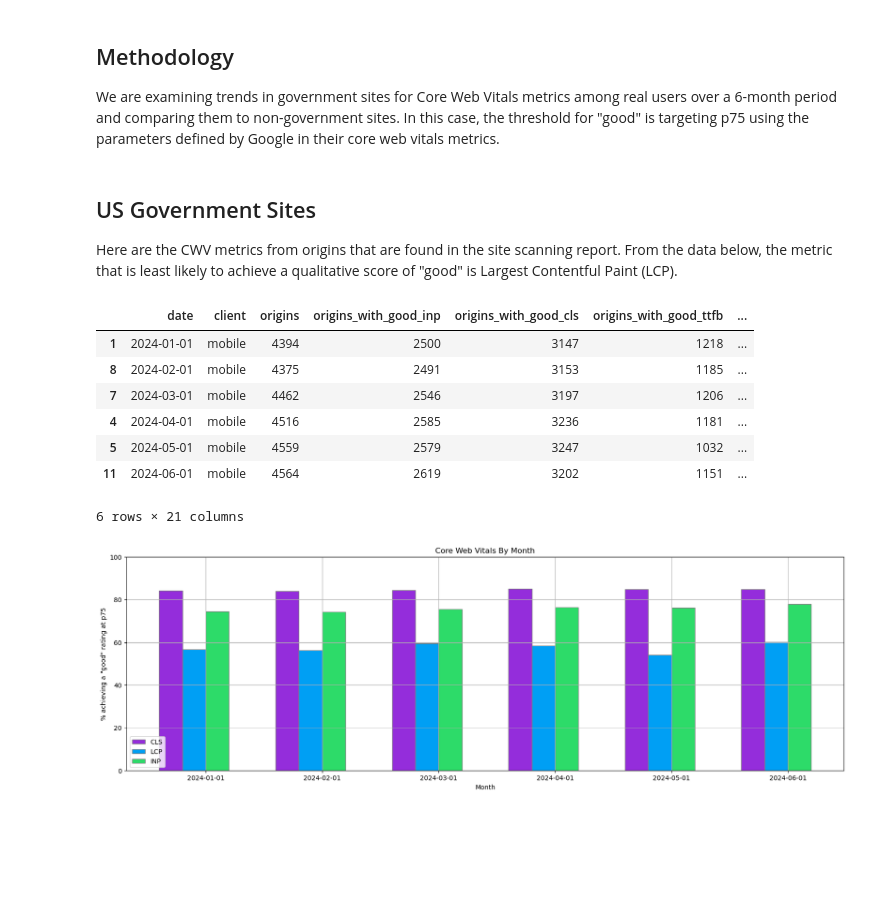
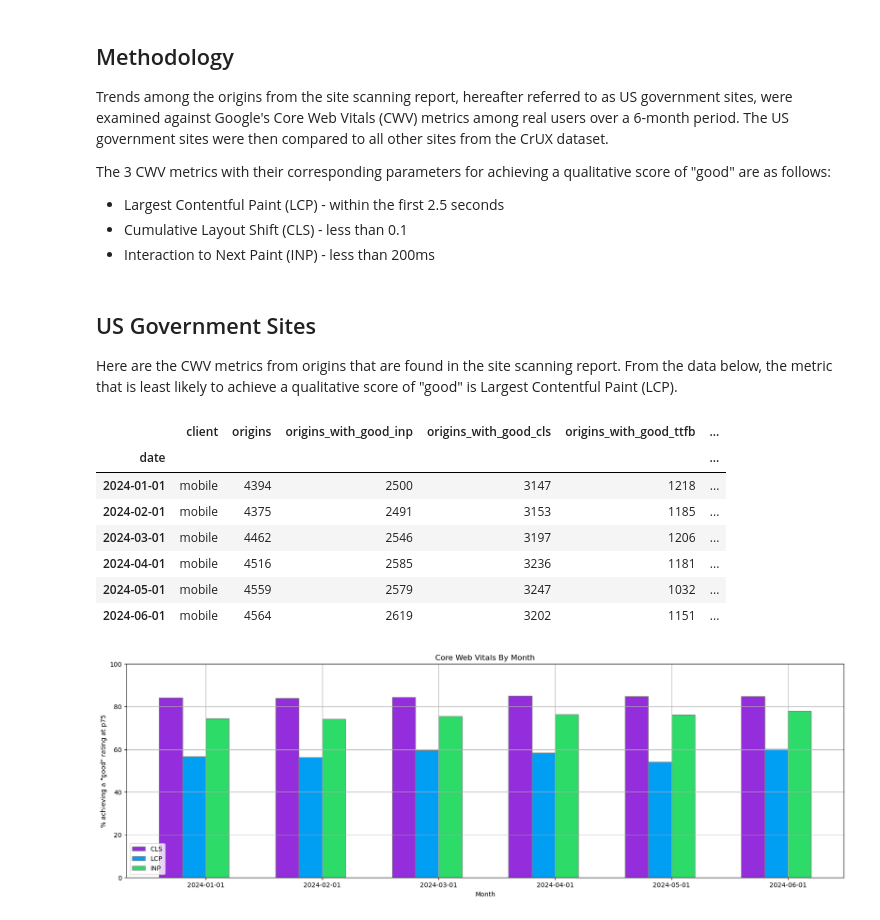
Before and after one commit to GSA-TTS/inclusive-web-performance-cx, a Jupyter notebook: research/government-website-performance.ipynb, the cells around one changed output. Drawn from its saved outputs; the diff is of its cells as text; code cells hidden in the pictures; blank space fills up the shorter version.

```diff
--- a/research/government-website-performance.ipynb
+++ b/research/government-website-performance.ipynb
@@ -22,7 +22,12 @@ final_url_website_str = ', '.join("'https://" + str(url) + "'" for url in final_
 # %% [markdown]
 ## Methodology
 
-We are examining trends in government sites for Core Web Vitals metrics among real users over a 6-month period and comparing them to non-government sites. In this case, the threshold for "good" is targeting p75 using the parameters defined by Google in their core web vitals metrics.
+Trends among the origins from the site scanning report, hereafter referred to as US government sites, were examined against Google's Core Web Vitals (CWV) metrics among real users over a 6-month period. The US government sites were then compared to all other sites from the CrUX dataset.
+
+The 3 CWV metrics with their corresponding parameters for achieving a qualitative score of "good" are as follows:
+- Largest Contentful Paint (LCP) - within the first 2.5 seconds
+- Cumulative Layout Shift (CLS) - less than 0.1
+- Interaction to Next Paint (INP) - less than 200ms
 # %%
 import matplotlib.pyplot as plt
 
@@ -51,26 +55,30 @@ def plot_cwv_results(df, percentile):
                ['CLS', 'LCP', 'INP', ], loc='lower left')
     plt.grid()
     plt.show()
+# %%
+def load_results_to_dataframe(file_name):
+    file_path = os.path.join(notebook_dir, file_name)
+    df = pd.read_csv(file_path)
+    df = df[df['client'] == 'mobile'].sort_values(by='date', ascending=True)
+    df.reset_index()
+    df.set_index('date', inplace=True)
+    return df
 # %% [markdown]
 ## US Government Sites
 
 Here are the CWV metrics from origins that are found in the site scanning report. From the data below, the metric that is least likely to achieve a qualitative score of "good" is Largest Contentful Paint (LCP).
 # %%
-file_name = 'data/cwv-in-government-p75.csv'
-file_path = os.path.join(notebook_dir, file_name)
-
-dfInGov = pd.read_csv(file_path)
-dfInGov = dfInGov[dfInGov['client'] == 'mobile'].sort_values(by='date', ascending=True)
+dfInGov = load_results_to_dataframe('data/cwv-in-government-p75.csv')
 dfInGov.head(50)
 # %% [output]
-|  | date | client | origins | origins_with_good_inp | origins_with_good_cls | origins_with_good_ttfb | ... |
-| 1 | 2024-01-01 | mobile | 4394 | 2500 | 3147 | 1218 | ... |
-| 8 | 2024-02-01 | mobile | 4375 | 2491 | 3153 | 1185 | ... |
-| 7 | 2024-03-01 | mobile | 4462 | 2546 | 3197 | 1206 | ... |
-| 4 | 2024-04-01 | mobile | 4516 | 2585 | 3236 | 1181 | ... |
-| 5 | 2024-05-01 | mobile | 4559 | 2579 | 3247 | 1032 | ... |
-| 11 | 2024-06-01 | mobile | 4564 | 2619 | 3202 | 1151 | ... |
+|  | client | origins | origins_with_good_inp | origins_with_good_cls | origins_with_good_ttfb | ... |
+| date |  |  |  |  |  | ... |
+| 2024-01-01 | mobile | 4394 | 2500 | 3147 | 1218 | ... |
+| 2024-02-01 | mobile | 4375 | 2491 | 3153 | 1185 | ... |
+| 2024-03-01 | mobile | 4462 | 2546 | 3197 | 1206 | ... |
+| 2024-04-01 | mobile | 4516 | 2585 | 3236 | 1181 | ... |
+| 2024-05-01 | mobile | 4559 | 2579 | 3247 | 1032 | ... |
+| 2024-06-01 | mobile | 4564 | 2619 | 3202 | 1151 | ... |
-6 rows × 21 columns
 # %%
 plot_cwv_results(dfInGov, 'p75')
 # %% [output]
```
Also changed, not shown: parts of 9 cells of this notebook.
